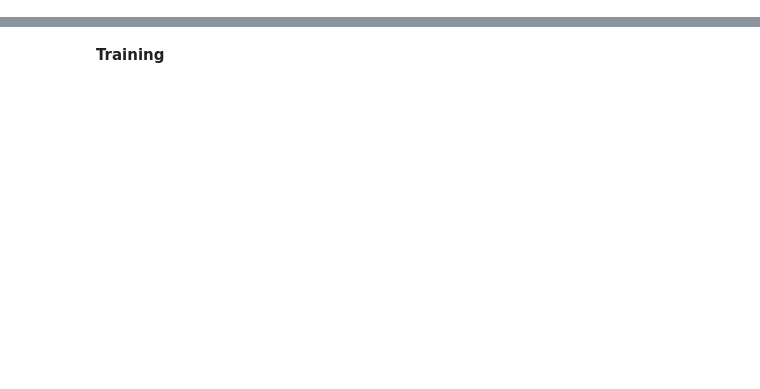
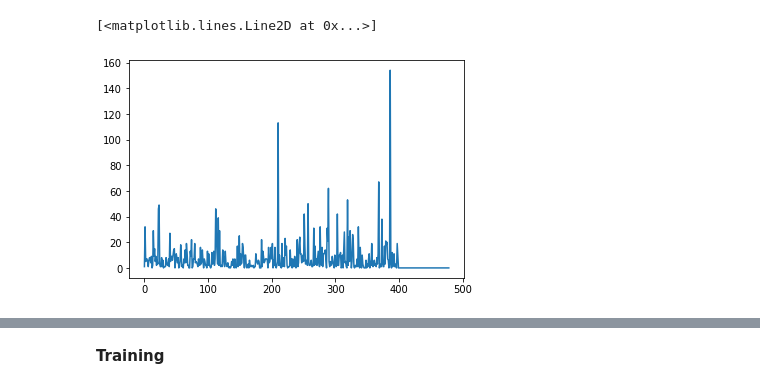
Before and after one commit to WhatCanWeDo/jet-brains-task, a Jupyter notebook: solution.ipynb, the cells around one changed output, grey strips where cells are left out. Saved outputs shown, nothing was run; the diff lists cells and outputs as text; code cells hidden in the pictures; blank space fills up the shorter version.

```diff
--- a/solution.ipynb
+++ b/solution.ipynb
@@ -20,3 +22,8 @@ data.head()
 | 2 | 15 | 19.0 | -0.859644 | 235.0 | 1.0 | 1.0 | ... |
 | 3 | 6 | 4.0 | -1.054999 | 1124.0 | 1.0 | 1.0 | ... |
 | 4 | 14 | 2.0 | -0.476697 | 346.0 | 1.0 | 1.0 | ... |
+# %%
+plt.plot(data['c5'])
+# %% [output]
+[<matplotlib.lines.Line2D at 0x...>]
+[figure, added]
```
Also changed, not shown: parts of 13 cells of this notebook, 2 other files.
